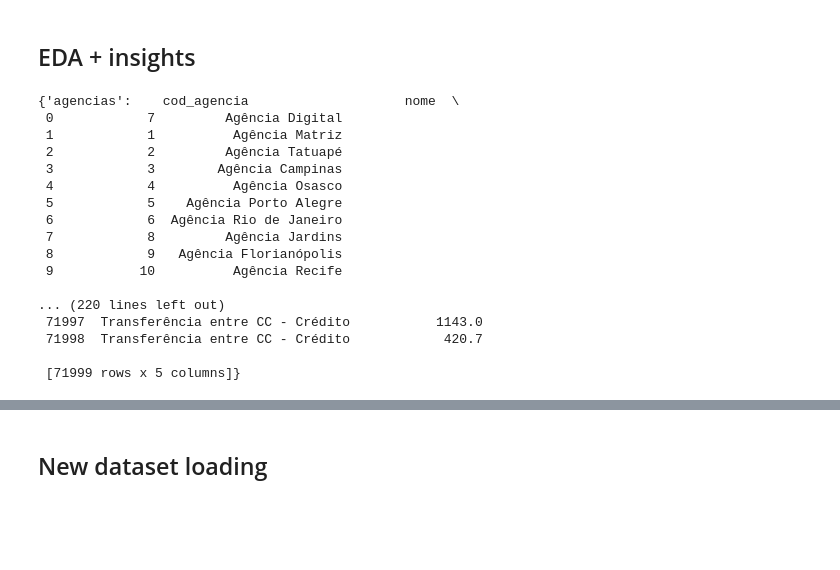
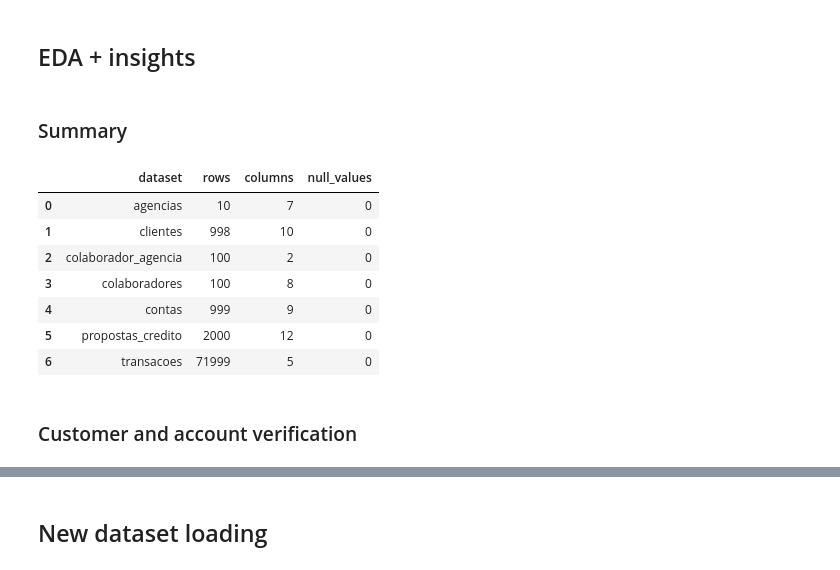
Before and after one commit to luiz-ed-ferreira/Project_BanvicDataAnalytics, a Jupyter notebook: main_analyses.ipynb, the cells around one changed output, grey strips where cells are left out. Cells and saved outputs as stored; diff of their text form; code cells hidden in the pictures; blank space fills up the shorter version.

```diff
--- a/main_analyses.ipynb
+++ b/main_analyses.ipynb
@@ -376,23 +379,31 @@ transacoes
 Series([], dtype: float64)
 # %% [markdown]
 ## EDA + insights
+# %% [markdown]
+### Summary
 # %%
-new_datasets #In process
+#Resumindo novos dados
+new_datasets
+
+summary: list[dict[str, int | str]] = []
+
+for dataset_name, df in new_datasets.items():
+    summary.append({
+        "dataset": dataset_name,
+        "rows": len(df),
+        "columns": len(df.columns),
+        "null_values": int(df.isna().sum().sum())
+    })
+
+pd.DataFrame(summary)
 # %% [output]
-{'agencias':    cod_agencia                    nome  \
- 0            7         Agência Digital
- 1            1          Agência Matriz
- 2            2         Agência Tatuapé
- 3            3        Agência Campinas
- 4            4          Agência Osasco
- 5            5    Agência Porto Alegre
- 6            6  Agência Rio de Janeiro
- 7            8         Agência Jardins
- 8            9   Agência Florianópolis
- 9           10          Agência Recife
-
-... (220 lines left out)
- 71997  Transferência entre CC - Crédito           1143.0
- 71998  Transferência entre CC - Crédito            420.7
-
- [71999 rows x 5 columns]}
+|  | dataset | rows | columns | null_values |
+| 0 | agencias | 10 | 7 | 0 |
+| 1 | clientes | 998 | 10 | 0 |
+| 2 | colaborador_agencia | 100 | 2 | 0 |
+| 3 | colaboradores | 100 | 8 | 0 |
+| 4 | contas | 999 | 9 | 0 |
+| 5 | propostas_credito | 2000 | 12 | 0 |
+| 6 | transacoes | 71999 | 5 | 0 |
+# %% [markdown]
+### Customer and account verification
```
Also changed, not shown: parts of 6 cells of this notebook, 4 other files.
